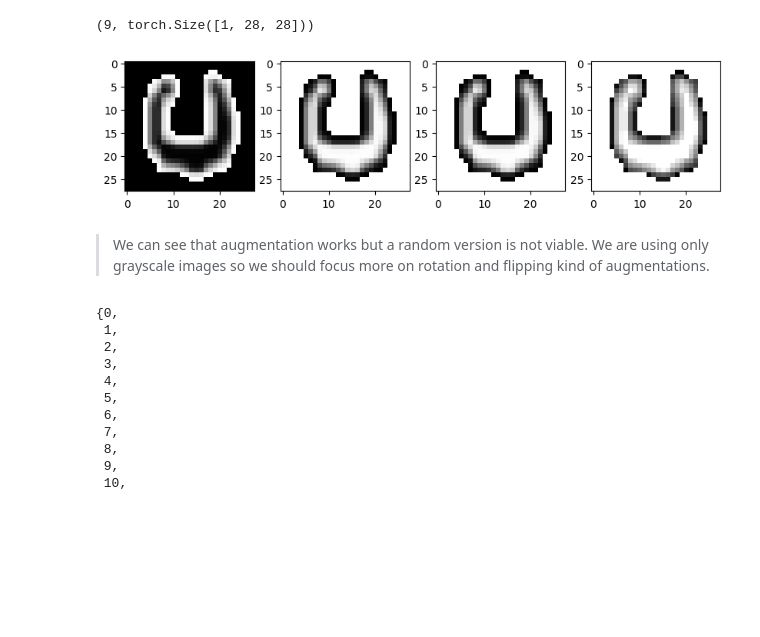
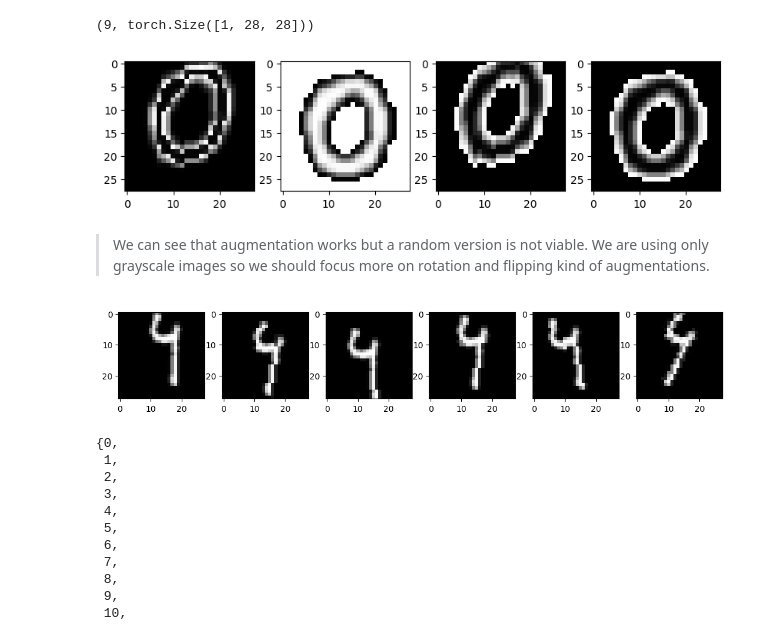
Before and after one commit to haldonmez/handwritten-letter-recognition-model, a Jupyter notebook: emnist-model-0.ipynb, the cells around one changed output. Cells and saved outputs as stored; diff of their text form; code cells hidden in the pictures; blank space fills up the shorter version.

Commit message:
Update model_0
Data augmentation changes

```diff
--- a/emnist-model-0.ipynb
+++ b/emnist-model-0.ipynb
@@ -53,37 +54,43 @@ label.item(), image.shape
 # %% [output]
 (9, torch.Size([1, 28, 28]))
 # %%
-import torch
-from torchvision.transforms import v2
-import matplotlib.pyplot as plt
-import torchvision.transforms.functional as F
-import random
-
 number = random.randint(0,len(train_data))
 
 image, label = train_data[number]
 
-H, W = 28, 28
-img = torch.randint(0, 256, size=(1, H, W), dtype=torch.uint8)
-
 augmenter = v2.AutoAugment(v2.AutoAugmentPolicy.SVHN)
 
 imgs = [[augmenter(F.to_pil_image(image)) for _ in range(4)]]
-
-
-import numpy as np
 
 fig, axs = plt.subplots(1, 4, figsize=(10, 10))  # Create a subplot with 1 row and 4 columns
 for i, img in enumerate(imgs[0]):  # Loop over the augmented images
     axs[i].imshow(np.array(img).squeeze(), cmap='gray')  # Plot the image
 plt.show()
 
 
 # plt([[imgs] + row for row in imgs], row_title="first_try")
 # %% [output]
-[figure, old version]
+[figure, new version]
 # %% [markdown]
 > We can see that augmentation works but a random version is not viable. We are using only grayscale images so we should focus more on rotation and flipping kind of augmentations.
+# %%
+number = random.randint(0,len(train_data))
+
+image, label = train_data[number]
+
+transforms = v2.Compose([v2.RandomCrop(size = (28, 28), padding=(3,3)),
+                         v2.RandomRotation(degrees=25)],
+                         )
+
+imgs = [[transforms(image) for _ in range(6)]]
+
+
+fig, axs = plt.subplots(1, 6, figsize=(13, 13))  # Create a subplot with 1 row and 4 columns
+for i, img in enumerate(imgs[0]):  # Loop over the augmented images
+    axs[i].imshow(np.array(img).squeeze(), cmap='gray')  # Plot the image
+plt.show()
+# %% [output]
+[figure, added]
 # %%
 classes_list = set()
 for i in range(len(test_data)):
```
Also changed, not shown: parts of 1 cell of this notebook.
